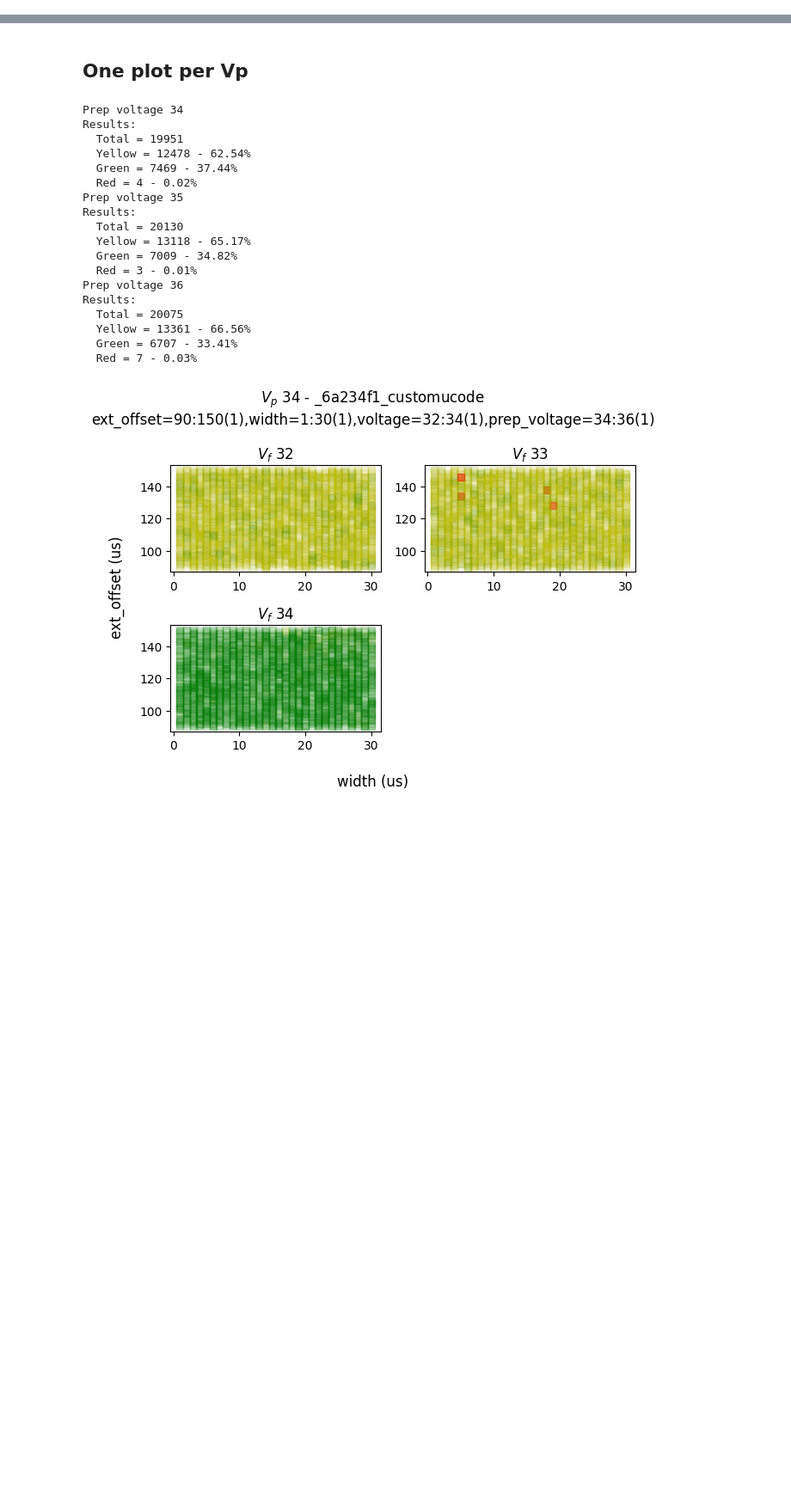
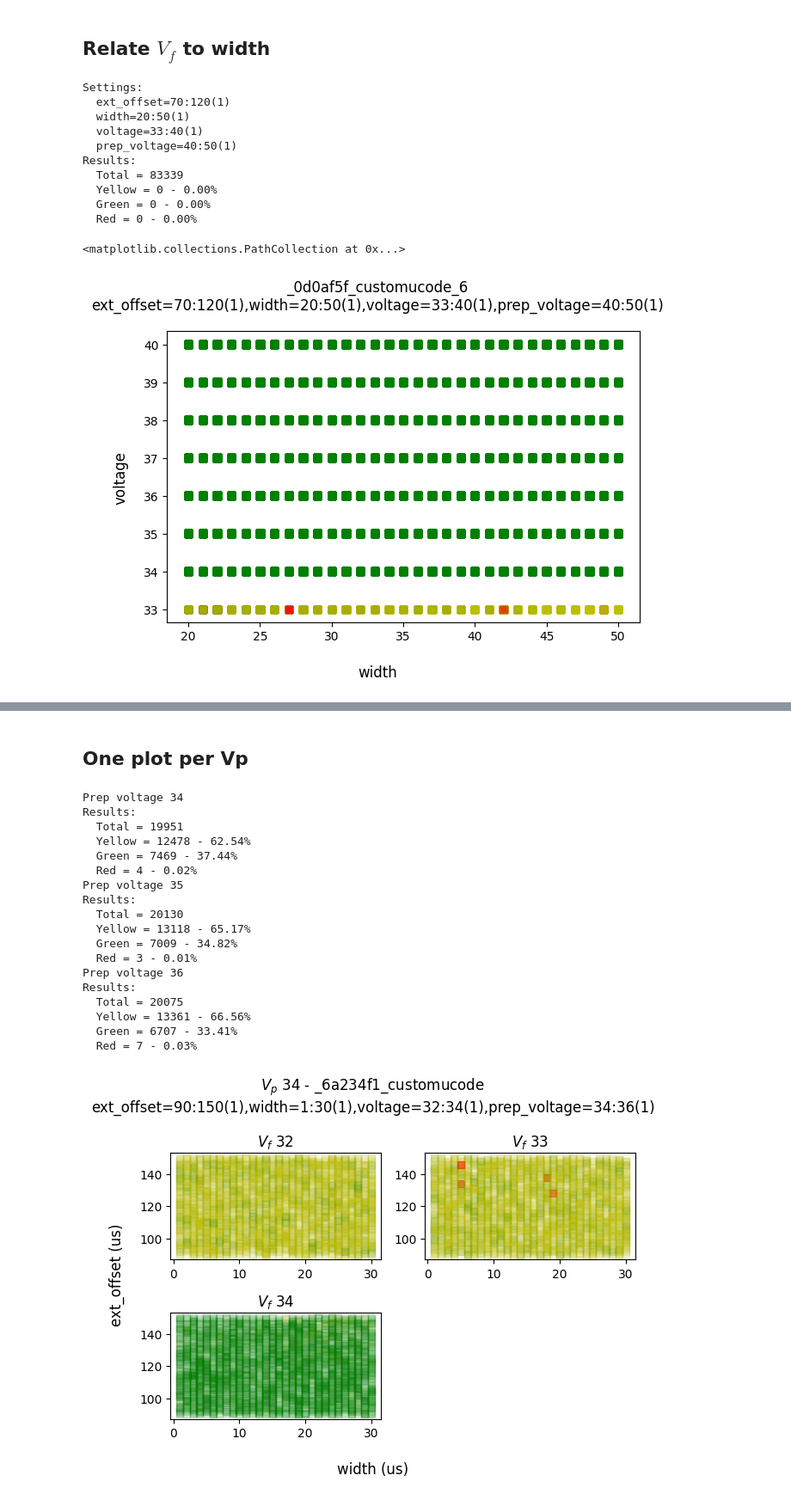
Before and after one commit to ceres-c/VU-Thesis, a Jupyter notebook: notebooks/plot_from_db.ipynb, the cells around one changed output, grey strips where cells are left out. Shown at 86% size. Cells and saved outputs as stored; diff of their text form; code cells hidden in the pictures; blank space fills up the shorter version.

```diff
--- a/notebooks/plot_from_db.ipynb
+++ b/notebooks/plot_from_db.ipynb
@@ -41,3 +47,53 @@ def summarize(results):
 def get_settings(table_name: str) -> str:
 	c.execute('SELECT settings FROM settings WHERE table_name = ?', (table_name,))
 	return c.fetchone()[0]
+# %% [markdown]
+## Relate $V_f$ to width
+# %%
+TABLE = '_0d0af5f_customucode_6'
+XAXIS = 'width'
+YAXIS = 'voltage'
+settings = get_settings(TABLE).split(',')
+print('Settings:')
+print('  ' + '\n  '.join(settings))
+
+fig = plt.figure(layout="tight")
+fig.suptitle(f'{TABLE}\n{','.join(settings)}')
+ax = fig.add_subplot()
+fig.supxlabel(XAXIS)
+fig.supylabel(YAXIS)
+
+c.execute(f'SELECT * FROM {TABLE}')
+columns = [ele for (ele, *_) in c.description]
+rows = c.fetchall()
+
+summarize([GlitchResult[result_name] for (_, _, _, _, result_name, *_) in rows])
+
+# Prepare data for faster plotting
+xcoords = []
+ycoords = []
+colors = []
+alphas = []
+for row in rows:
+	row_dict = dict(zip(columns, row))
+	xcoords.append(row_dict[XAXIS])
+	ycoords.append(row_dict[YAXIS])
+	result = GlitchResult[row_dict['result']]
+	color = COLOR_MAPPER[result]
+	colors.append(color)
+	alphas.append(0.05 if color != 'r' else 1)
+
+ax.scatter(xcoords, ycoords, marker=MARKER, c=colors, alpha=alphas) # type: ignore # scatter() actually takes a list as alpha now
+# %% [output]
+Settings:
+  ext_offset=70:120(1)
+  width=20:50(1)
+  voltage=33:40(1)
+  prep_voltage=40:50(1)
+Results:
+  Total = 83339
+  Yellow = 0 - 0.00%
+  Green = 0 - 0.00%
+  Red = 0 - 0.00%
+<matplotlib.collections.PathCollection at 0x...>
+[figure, added]
```
Also changed, not shown: parts of 8 cells of this notebook, 1 other file.
